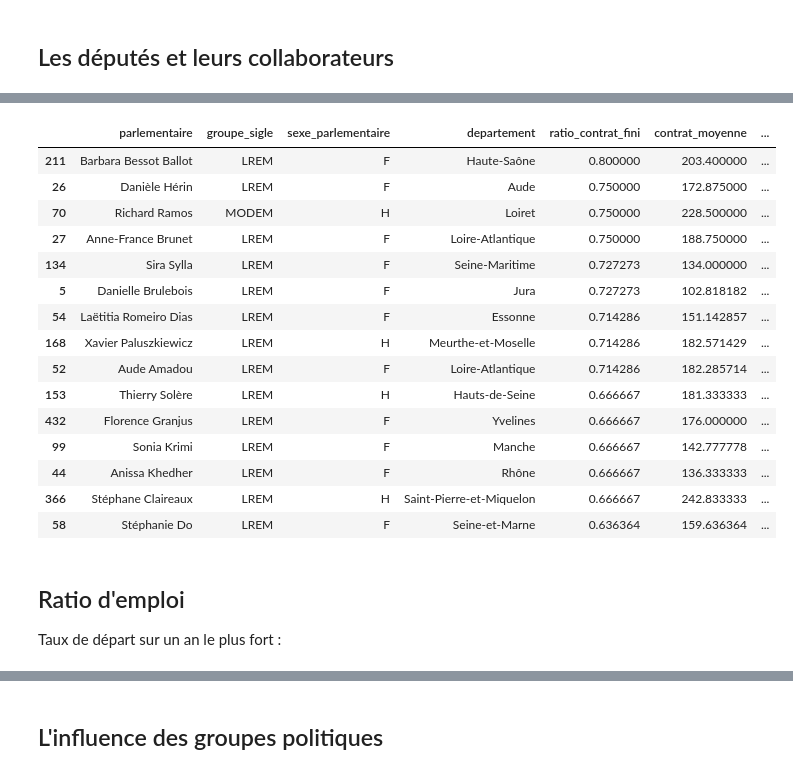
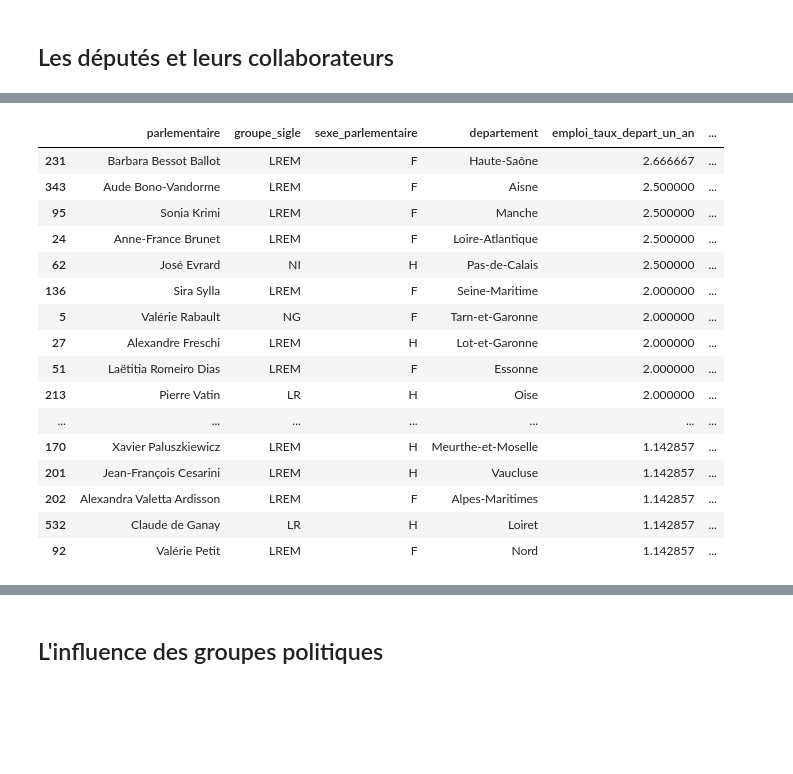
Before and after one commit to regardscitoyens/Collaborateurs-Parlement, a Jupyter notebook: exploitations/turnover.ipynb, the cells around one changed output, grey strips where cells are left out. Cells and saved outputs as stored; diff of their text form; code cells hidden in the pictures; blank space fills up the shorter version.

```diff
--- a/exploitations/turnover.ipynb
+++ b/exploitations/turnover.ipynb
@@ -19,7 +19,7 @@ from scipy.stats import ttest_ind, linregress
 # Fichier généré quotidiennenement par nosdeputes.fr depuis le site de l'AN
 csv = pd.read_csv("../data/turnover.csv", encoding='utf-8')
 
-csv["groupe_majoritaire"] = (csv["groupe_sigle"] == "LREM") | (csv["groupe_sigle"] == "MODEM")
+csv["groupes_majoritaires"] = (csv["groupe_sigle"] == "LREM") | (csv["groupe_sigle"] == "MODEM")
 
 # Parsing des dates de contrat, de mandat et de naissance
 csv["entree"] = pd.to_datetime(csv["entree"])
@@ -328,23 +371,20 @@ Trier les parlementaires par la proportion de contrats clos parmis tous leurs co
 # %%
-duree_collaborateurs[duree_collaborateurs["ratio_contrat_mandat"] < 0.7].sort_values('ratio_contrat_fini', ascending=False).drop(["duree_mandat", "contrat_min", "nb_contrats_plus_de_2_mois", "contrat_mediane", "ratio_plus_de_2_mois", "nb_contrats_plus_de_4_mois", "ratio_plus_de_4_mois", "nb_contrats_plus_de_6_mois", "contrat_fini_max", "contrat_fini_min", "ancien_depute", "ratio_contrat_mandat","nb_mandats","parlementaire_age"], 1)[["parlementaire", "groupe_sigle", "sexe_parlementaire" ,"departement", "ratio_contrat_fini", "contrat_moyenne", "nb_collaborateurs_total", "contrat_max", "ratio_plus_de_6_mois", "nb_contrat_fini", "emploi_rotation_un_an"]].head(15)
+duree_collaborateurs.sort_values(['emploi_taux_depart_un_an',"emploi_taux_depart_six_mois"], ascending=False)[["parlementaire", "groupe_sigle", "sexe_parlementaire" ,"departement", "emploi_taux_depart_un_an", "emploi_taux_depart_six_mois", "emploi_taux_depart_six_premiers_mois", 'contrat_present_a_date_rotation_six_mois', 'contrat_entree_depuis_date_rotation_six_mois', 'contrat_sortie_depuis_date_rotation_six_mois', "ratio_contrat_fini", "contrat_moyenne", 'contrat_present_moyen', "nb_collaborateurs_total", "contrat_max", "ratio_plus_de_6_mois", "nb_contrat_fini"]].head(60)
 # %% [output]
-|  | parlementaire | groupe_sigle | sexe_parlementaire | departement | ratio_contrat_fini | contrat_moyenne | ... |
-| 211 | Barbara Bessot Ballot | LREM | F | Haute-Saône | 0.800000 | 203.400000 | ... |
-| 26 | Danièle Hérin | LREM | F | Aude | 0.750000 | 172.875000 | ... |
-| 70 | Richard Ramos | MODEM | H | Loiret | 0.750000 | 228.500000 | ... |
-| 27 | Anne-France Brunet | LREM | F | Loire-Atlantique | 0.750000 | 188.750000 | ... |
-| 134 | Sira Sylla | LREM | F | Seine-Maritime | 0.727273 | 134.000000 | ... |
-| 5 | Danielle Brulebois | LREM | F | Jura | 0.727273 | 102.818182 | ... |
-| 54 | Laëtitia Romeiro Dias | LREM | F | Essonne | 0.714286 | 151.142857 | ... |
-| 168 | Xavier Paluszkiewicz | LREM | H | Meurthe-et-Moselle | 0.714286 | 182.571429 | ... |
-| 52 | Aude Amadou | LREM | F | Loire-Atlantique | 0.714286 | 182.285714 | ... |
-| 153 | Thierry Solère | LREM | H | Hauts-de-Seine | 0.666667 | 181.333333 | ... |
-| 432 | Florence Granjus | LREM | F | Yvelines | 0.666667 | 176.000000 | ... |
-| 99 | Sonia Krimi | LREM | F | Manche | 0.666667 | 142.777778 | ... |
-| 44 | Anissa Khedher | LREM | F | Rhône | 0.666667 | 136.333333 | ... |
-| 366 | Stéphane Claireaux | LREM | H | Saint-Pierre-et-Miquelon | 0.666667 | 242.833333 | ... |
-| 58 | Stéphanie Do | LREM | F | Seine-et-Marne | 0.636364 | 159.636364 | ... |
+|  | parlementaire | groupe_sigle | sexe_parlementaire | departement | emploi_taux_depart_un_an | ... |
+| 231 | Barbara Bessot Ballot | LREM | F | Haute-Saône | 2.666667 | ... |
+| 343 | Aude Bono-Vandorme | LREM | F | Aisne | 2.500000 | ... |
+| 95 | Sonia Krimi | LREM | F | Manche | 2.500000 | ... |
+| 24 | Anne-France Brunet | LREM | F | Loire-Atlantique | 2.500000 | ... |
+| 62 | José Evrard | NI | H | Pas-de-Calais | 2.500000 | ... |
+| 136 | Sira Sylla | LREM | F | Seine-Maritime | 2.000000 | ... |
+| 5 | Valérie Rabault | NG | F | Tarn-et-Garonne | 2.000000 | ... |
+| 27 | Alexandre Freschi | LREM | H | Lot-et-Garonne | 2.000000 | ... |
+| 51 | Laëtitia Romeiro Dias | LREM | F | Essonne | 2.000000 | ... |
+| 213 | Pierre Vatin | LR | H | Oise | 2.000000 | ... |
+| ... | ... | ... | ... | ... | ... | ... |
+| 170 | Xavier Paluszkiewicz | LREM | H | Meurthe-et-Moselle | 1.142857 | ... |
+| 201 | Jean-François Cesarini | LREM | H | Vaucluse | 1.142857 | ... |
+| 202 | Alexandra Valetta Ardisson | LREM | F | Alpes-Maritimes | 1.142857 | ... |
+| 532 | Claude de Ganay | LR | H | Loiret | 1.142857 | ... |
+| 92 | Valérie Petit | LREM | F | Nord | 1.142857 | ... |
-# %% [markdown]
-## Ratio d'emploi
-
-Taux de départ sur un an le plus fort :
```
Also changed, not shown: parts of 51 cells of this notebook, 2 other files.
